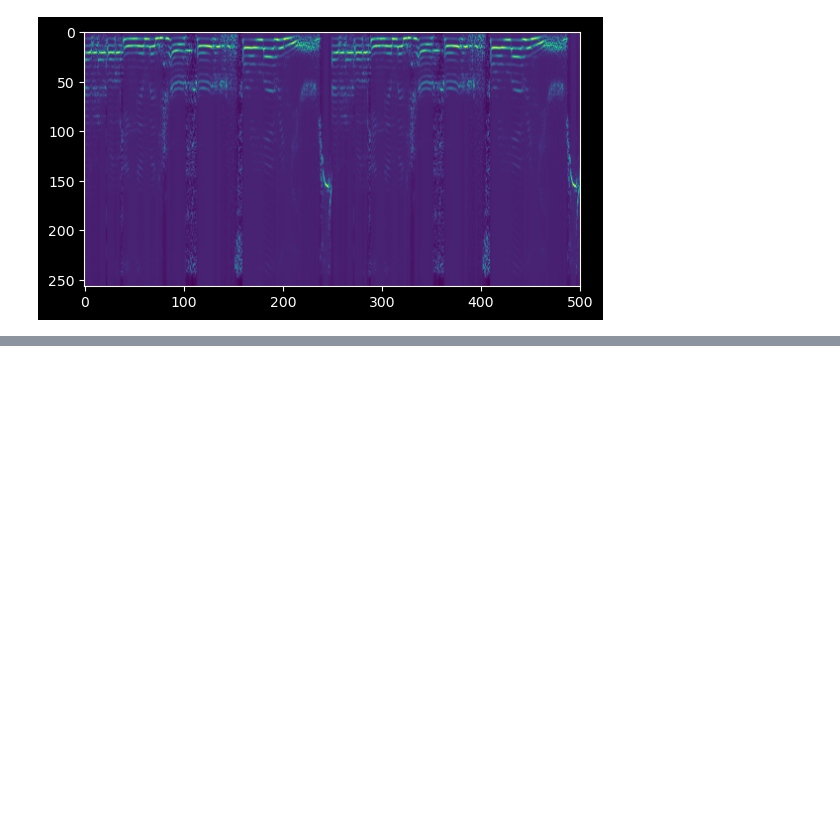
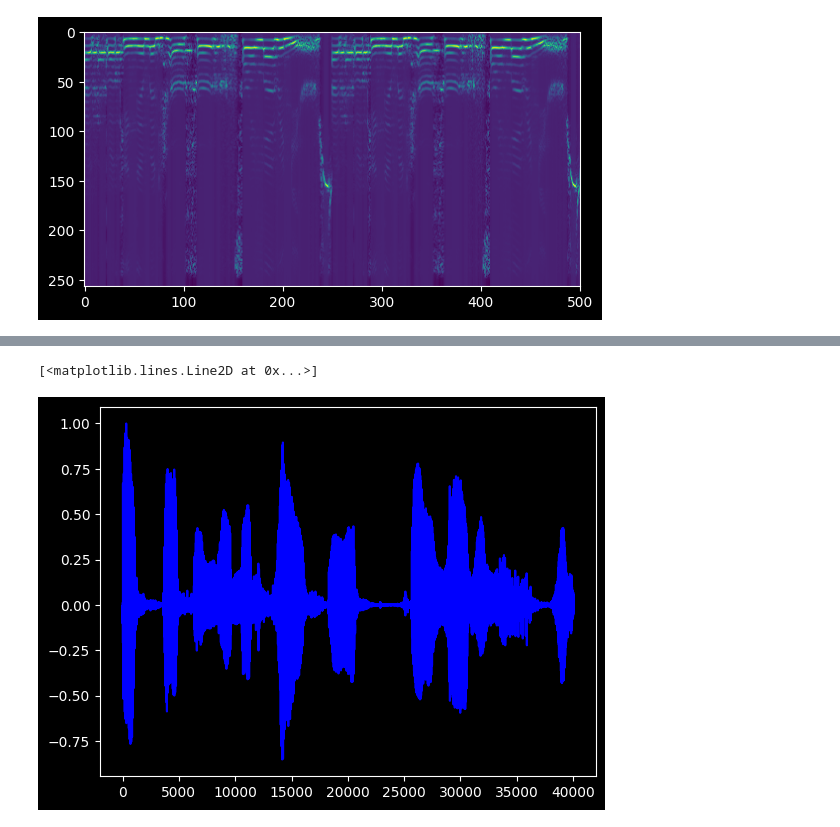
Before and after one commit to bameroncaird/deepsonar, a Jupyter notebook: notebooks/train_deepsonar.ipynb, the cells around one changed output, grey strips where cells are left out. Cells and saved outputs as stored; diff of their text form; code cells hidden in the pictures; blank space fills up the shorter version.

```diff
--- a/notebooks/train_deepsonar.ipynb
+++ b/notebooks/train_deepsonar.ipynb
@@ -89,0 +88,3 @@ AlreadyExistsError: File system for az already registered
+# %%
+audio = tfio.audio.AudioIOTensor(example_path)
+audio
@@ -89,0 +93,7 @@ AlreadyExistsError: File system for az already registered
+# %%
+audio_slice = audio[0:]
+
+# remove last dimension
+audio_tensor = tf.squeeze(audio_slice, axis=[-1])
+
+print(audio_tensor)
@@ -89,0 +108,12 @@ AlreadyExistsError: File system for az already registered
+# %%
+import matplotlib.pyplot as plt
+plt.style.use('dark_background')
+
+
+tensor = tf.cast(audio_tensor, tf.float32) / 32768.0
+
+plt.figure()
+plt.plot(tensor.numpy(), "b")
+# %% [output]
+[<matplotlib.lines.Line2D at 0x...>]
+[figure, added]
```
Also changed, not shown: parts of 40 cells of this notebook, 4 other files.
